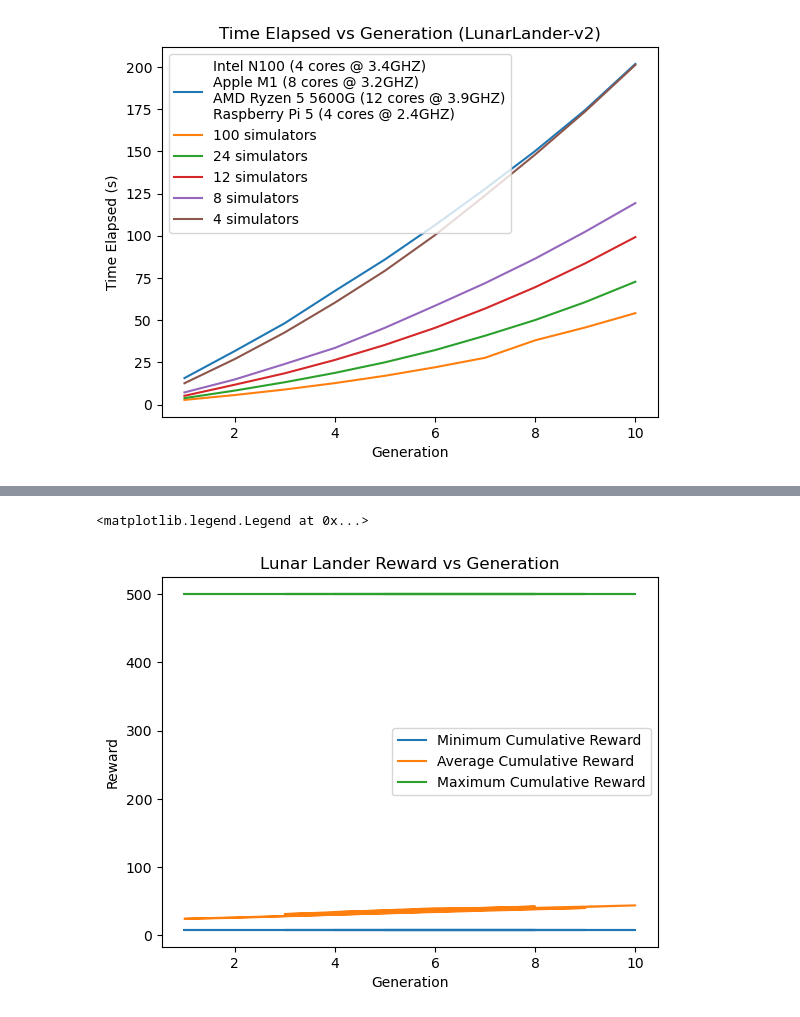
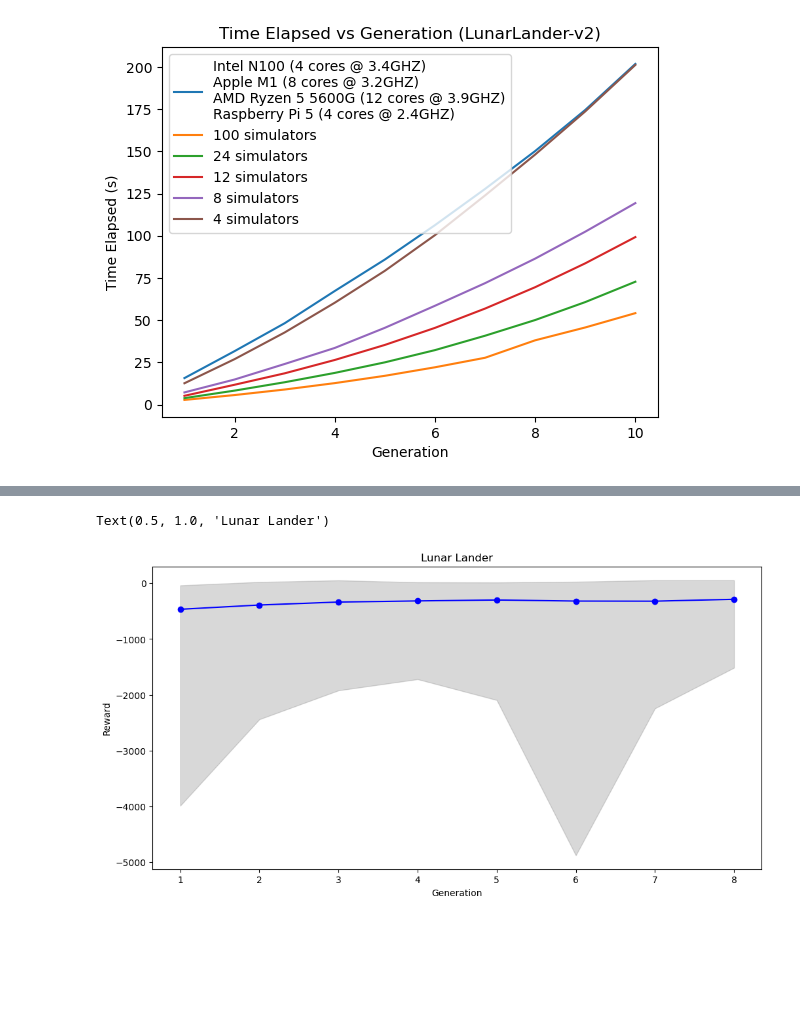
Before and after one commit to bmcnns/distributed-tpg, a Jupyter notebook: lunar_lander_early_benchmarks.ipynb, the cells around one changed output, grey strips where cells are left out. Drawn from its saved outputs; the diff is of its cells as text; code cells hidden in the pictures; blank space fills up the shorter version.

```diff
--- a/lunar_lander_early_benchmarks.ipynb
+++ b/lunar_lander_early_benchmarks.ipynb
@@ -80,27 +80,41 @@ plt.legend()
 # %%
+import matplotlib.pyplot as plt
+import duckdb
 
+# Query to get the data
 df = duckdb.query("""
 WITH cumulative_reward AS
 (
     SELECT generation, SUM(reward) AS cumulative_reward
     FROM db.public.training
     GROUP BY generation, team_id
 )
-SELECT generation, MIN(cumulative_reward) AS min_cumulative_reward, AVG(cumulative_reward) AS avg_cumulative_reward, MAX(cumulative_reward) AS max_cumulative_reward FROM cumulative_reward
+SELECT generation,
+       MIN(cumulative_reward) AS min_cumulative_reward,
+       AVG(cumulative_reward) AS avg_cumulative_reward,
+       MAX(cumulative_reward) AS max_cumulative_reward
+FROM cumulative_reward
 GROUP BY generation
-
+ORDER BY generation
 """).df()
 
+# Plotting the data
+plt.figure(figsize=(12, 6))  # Set figure size
 
-plt.plot(df['generation'], df['min_cumulative_reward'], label="Minimum Cumulative Reward")
-plt.plot(df['generation'], df['avg_cumulative_reward'], label="Average Cumulative Reward")
-plt.plot(df['generation'], df['max_cumulative_reward'], label="Maximum Cumulative Reward")
+# Plot shaded area for min and max
+plt.fill_between(df['generation'],
+                 df['min_cumulative_reward'],
+                 df['max_cumulative_reward'],
+                 color='gray', alpha=0.3, label='Range (Min-Max)')
 
-#plt.plot(df[')
+# Plot Average Cumulative Reward
+plt.plot(df['generation'], df['avg_cumulative_reward'],
+         color='blue', label='Average Cumulative Reward', linestyle='-', marker='o')
+
+# Add labels and title
 plt.ylabel('Reward')
 plt.xlabel('Generation')
-plt.title("Lunar Lander Reward vs Generation")
-plt.legend()
+plt.title("Lunar Lander")
 # %% [output]
-<matplotlib.legend.Legend at 0x...>
+Text(0.5, 1.0, 'Lunar Lander')
-[figure, old version]
+[figure, new version]
```
Also changed, not shown: parts of 2 cells of this notebook, 2 other files.
